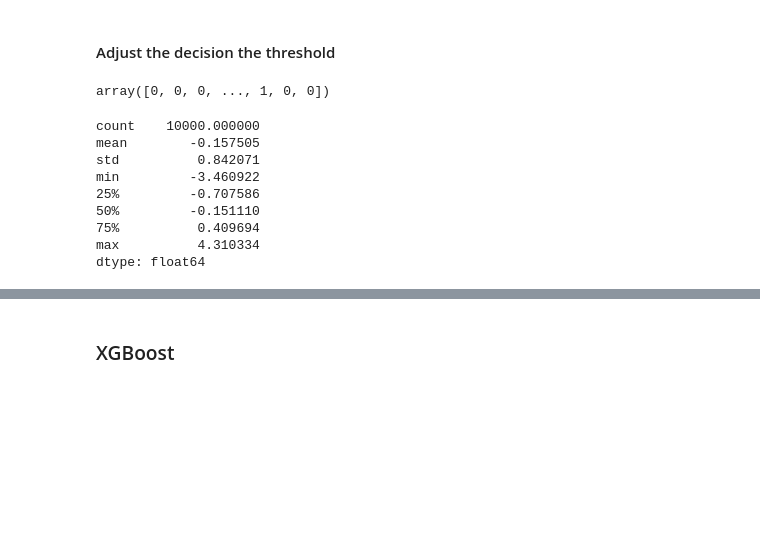
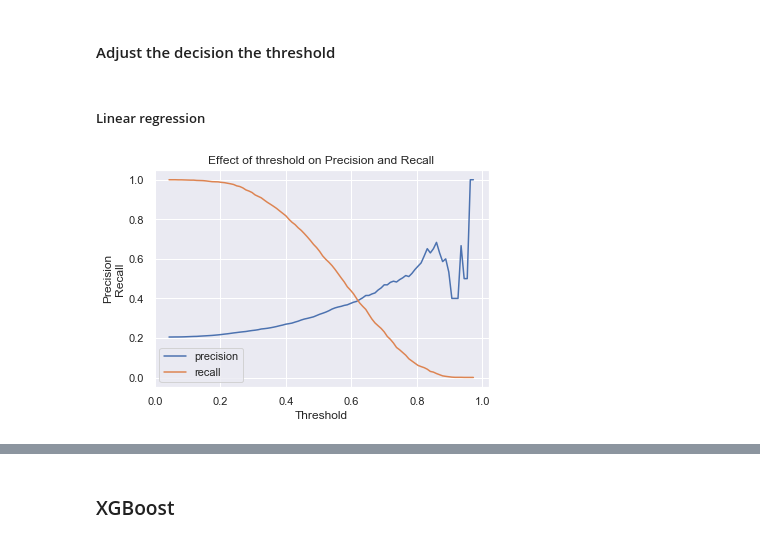
Before and after one commit to tloeber/Springboard, a Jupyter notebook: capstone_lending_club/2_modeling_temporary.ipynb, the cells around one changed output, grey strips where cells are left out. Drawn from its saved outputs; the diff is of its cells as text; code cells hidden in the pictures; blank space fills up the shorter version.

Commit message:
Expands function to visualize precision and recall as function of decision threshold.

```diff
--- a/capstone_lending_club/2_modeling_temporary.ipynb
+++ b/capstone_lending_club/2_modeling_temporary.ipynb
@@ -102,45 +107,3 @@ y_pred_distance_svm_rbf_1 = svm_rbf_gs_1.decision_function(X_test_small)
 y_pred_distance_svm_poly_1 = svm_poly_gs_1.decision_function(X_test_small)
 # %% [markdown]
 #### Adjust the decision the threshold
-# %%
-# Define function to adjust threshold
-def predict_class(threshold, probabilities=None, distances=None):
-    """
-    Predict the class from probabilities or distance to separating hyperplane,
-    given a decision threshold.
-    """
-
-    # If probabilities are passed:
-    if probabilities is not None:
-        # First make sure no distances are passed
-        if distances is not None:
-            raise Exception('Please apply EITHER probabilities OR distances.')
-        # Classify as 1 if probabilities are greater than threshold, 0 otherwise.
-        classes = (probabilities > threshold).astype(int)
-
-    # If distances are passed:
-    if distances is not None:
-        # First make sure  probabilities are not passed as well
-        if probabilities is not None:
-            if distances is not None:
-                raise Exception('Please apply EITHER probabilities OR distances.')
-        # Classify as 1 if distance is greater than the threshold, Zero otherwise.
-        classes = (distances > threshold).astype(int)
-
-    return classes
-
-predict_class(.4, distances=y_pred_distance_svm_lin_1)
-# %% [output]
-array([0, 0, 0, ..., 1, 0, 0])
-# %%
-pd.Series(y_pred_distance_svm_lin_1). describe()
-# %% [output]
-count    10000.000000
-mean        -0.157505
-std          0.842071
-min         -3.460922
-25%         -0.707586
-50%         -0.151110
-75%          0.409694
-max          4.310334
-dtype: float64
@@ -146,0 +176,7 @@ dtype: float64
+# %% [markdown]
+##### Linear regression
+# %%
+# Plot effect of probability threshold for linear regression
+plot_threshold(proba_or_dist=y_pred_proba_lr_1, y_true=y_test_small)
+# %% [output]
+[figure, added]
```
Also changed, not shown: parts of 28 cells of this notebook.
